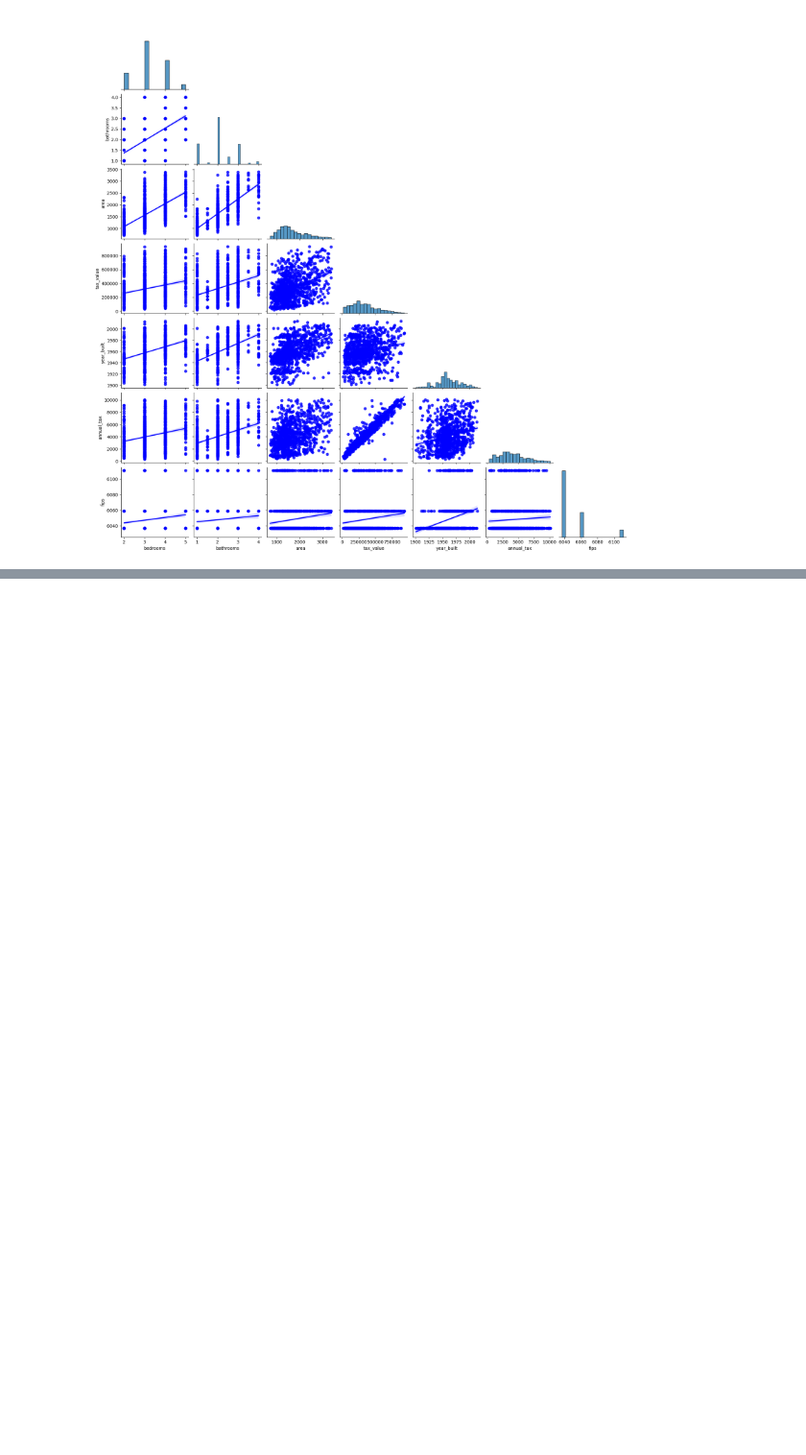
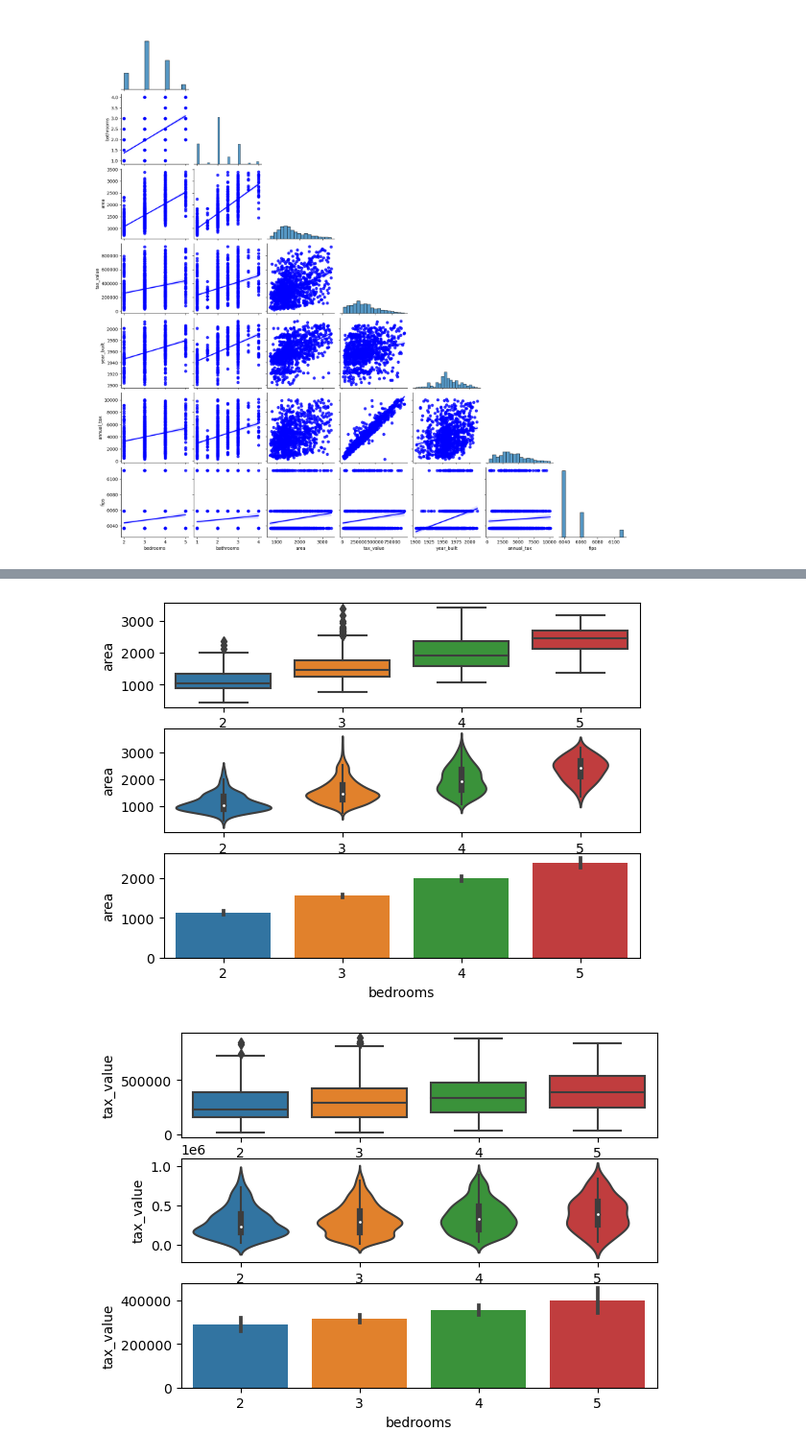
Before and after one commit to Adam-Harris87/regression-exercises, a Jupyter notebook: explore.ipynb, the cells around one changed output, grey strips where cells are left out. Shown at 96% size. Drawn from its saved outputs; the diff is of its cells as text; code cells hidden in the pictures; blank space fills up the shorter version.

```diff
--- a/explore.ipynb
+++ b/explore.ipynb
@@ -139,21 +127,0 @@ IndexingError: Unalignable boolean Series provided as indexer (index of the bool
-# %%
-def plot_categorical_and_continuous_vars(df):
-    cat_cols, num_cols = [], []
-    for col in df.columns:
-        if df[col].dtype == 'O':
-            cat_cols.append(col)
-        else:
-            if df[col].nunique() < 10:
-                cat_cols.append(col)
-            else:
-                num_cols.append(col)
-
-    for col in df.columns:
-
-        plt.subplot(311)
-        sns.boxplot(x=cat_col, y=num_col, data=df)
-        plt.subplot(312)
-        sns.violinplot(x='bathrooms', y='tax_value', data=df)
-        plt.subplot(313)
-        sns.barplot(x='bathrooms', y='tax_value', data=df)
-        plt.show()
@@ -159,0 +134,11 @@ def plot_categorical_and_continuous_vars(df):
+# %%
+def plot_categorical_and_continuous_vars(df, cat_cols, cont_cols):
+    for cat_col in cat_cols:
+        for cont_col in cont_cols:
+            plt.subplot(311)
+            sns.boxplot(x=cat_col, y=cont_col, data=df)
+            plt.subplot(312)
+            sns.violinplot(x=cat_col, y=cont_col, data=df)
+            plt.subplot(313)
+            sns.barplot(x=cat_col, y=cont_col, data=df)
+            plt.show()
@@ -159,0 +154,8 @@ def plot_categorical_and_continuous_vars(df):
+# %%
+cat_cols= ['bedrooms', 'bathrooms', 'fips']
+cont_cols= ['area', 'tax_value', 'year_built', 'annual_tax']
+# %%
+plot_categorical_and_continuous_vars(train.sample(1000), cat_cols, cont_cols)
+# %% [output]
+[figure, added]
+[figure, added]
```
Also changed, not shown: parts of 7 cells of this notebook, 3 other files.
